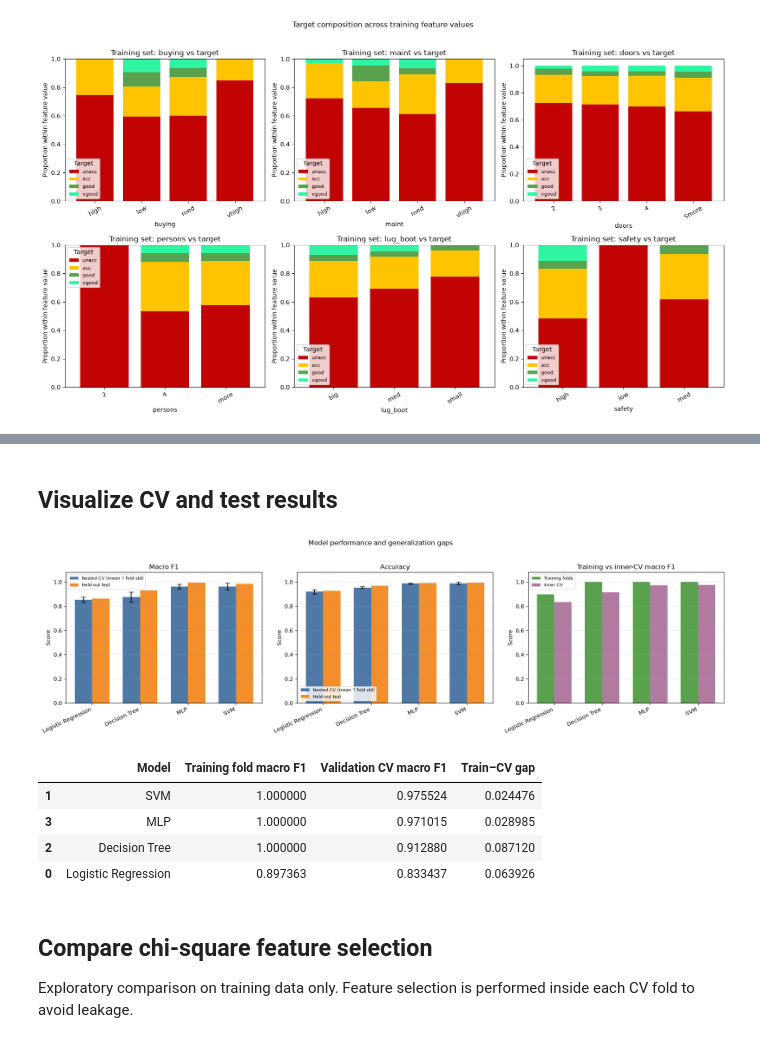
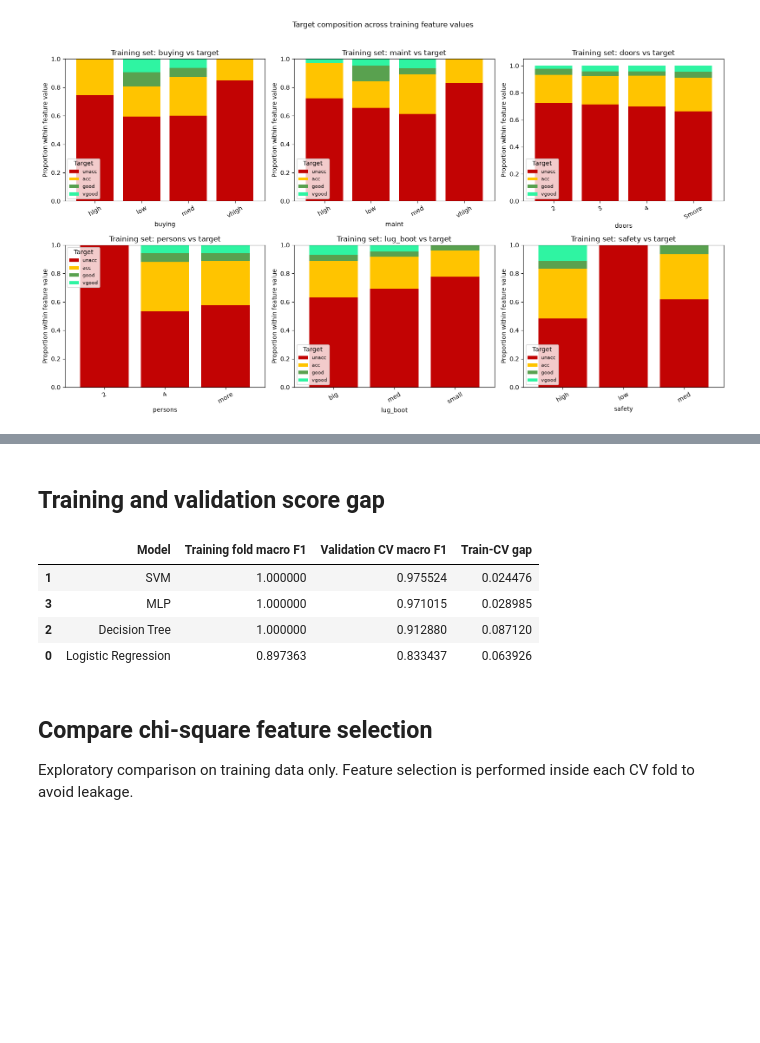
Before and after one commit to ghonilcloud/ML_Assignment_1, a Jupyter notebook: Classification/1.ipynb, the cells around one changed output, grey strips where cells are left out. Cells and saved outputs as stored; diff of their text form; code cells hidden in the pictures; blank space fills up the shorter version.

```diff
--- a/Classification/1.ipynb
+++ b/Classification/1.ipynb
@@ -394,93 +520,25 @@ weighted avg       0.99      0.99      0.99       692
 | 14 | MLP | good | 28 | 0 | 664 | 0 | 1.000000 |
 | 15 | MLP | vgood | 26 | 0 | 666 | 0 | 1.000000 |
 # %% [markdown]
-## Visualize CV and test results
+## Training and validation score gap
 # %%
-# Join the nested-CV, training-search, and one-time test summaries by model.
-comparison = (
-    nested_cv_results
-    .merge(test_results_df, on="Model")
-    .merge(
-        training_search_results[["Model", "Mean training fold macro F1", "Best inner CV macro F1"]],
-        on="Model",
-    )
-    .sort_values("Nested CV macro F1", ascending=True)
-    .reset_index(drop=True)
-)
-
-models_ordered = comparison["Model"]
-x = np.arange(len(models_ordered))
-bar_width = 0.36
-fig, axes = plt.subplots(1, 3, figsize=(18, 5))
-
-# Nested-CV bars include outer-fold standard deviation. Test bars are one held-out split.
-axes[0].bar(
-    x - bar_width / 2, comparison["Nested CV macro F1"], bar_width,
-    yerr=comparison["Macro F1 std"], capsize=4,
-    label="Nested CV (mean ? fold std)", color="#4E79A7",
-)
-axes[0].bar(
-    x + bar_width / 2, comparison["Test macro F1"], bar_width,
-    label="Held-out test", color="#F28E2B",
-)
-axes[0].set_title("Macro F1")
-axes[0].set_ylim(0, 1.08)
-axes[0].set_xticks(x, models_ordered, rotation=25, ha="right")
-axes[0].legend(fontsize=8)
-
-axes[1].bar(
-    x - bar_width / 2, comparison["Nested CV accuracy"], bar_width,
-    yerr=comparison["Accuracy std"], capsize=4,
-    label="Nested CV (mean ? fold std)", color="#4E79A7",
-)
-axes[1].bar(
-    x + bar_width / 2, comparison["Test accuracy"], bar_width,
-    label="Held-out test", color="#F28E2B",
-)
-axes[1].set_title("Accuracy")
-axes[1].set_ylim(0, 1.08)
-axes[1].set_xticks(x, models_ordered, rotation=25, ha="right")
-axes[1].legend(fontsize=8)
-
-axes[2].bar(
-    x - bar_width / 2, comparison["Mean training fold macro F1"], bar_width,
-    label="Training folds", color="#59A14F",
-)
-axes[2].bar(
-    x + bar_width / 2, comparison["Best inner CV macro F1"], bar_width,
-    label="Inner CV", color="#B07AA1",
-)
-axes[2].set_title("Training vs inner-CV macro F1")
-axes[2].set_ylim(0, 1.08)
-axes[2].set_xticks(x, models_ordered, rotation=25, ha="right")
-axes[2].legend(fontsize=8)
-
-for ax in axes:
-    ax.set_ylabel("Score")
-    ax.grid(axis="y", alpha=0.25)
-
-fig.suptitle("Model performance and generalization gaps", y=1.03)
-plt.tight_layout()
-plt.show()
-
 # Summarize the train-to-validation macro F1 gap for each selected model.
 gap_results = pd.DataFrame([
     {
         "Model": name,
         "Training fold macro F1": search.cv_results_["mean_train_score"][search.best_index_],
         "Validation CV macro F1": search.best_score_,
-        "Train–CV gap": (
+        "Train-CV gap": (
             search.cv_results_["mean_train_score"][search.best_index_]
             - search.best_score_
         ),
     }
     for name, search in searches.items()
 ]).sort_values("Validation CV macro F1", ascending=False)
 
 display(gap_results)
 # %% [output]
-[figure, removed]
-|  | Model | Training fold macro F1 | Validation CV macro F1 | Train–CV gap |
+|  | Model | Training fold macro F1 | Validation CV macro F1 | Train-CV gap |
 | 1 | SVM | 1.000000 | 0.975524 | 0.024476 |
 | 3 | MLP | 1.000000 | 0.971015 | 0.028985 |
 | 2 | Decision Tree | 1.000000 | 0.912880 | 0.087120 |
```
Also changed, not shown: parts of 6 cells of this notebook.
